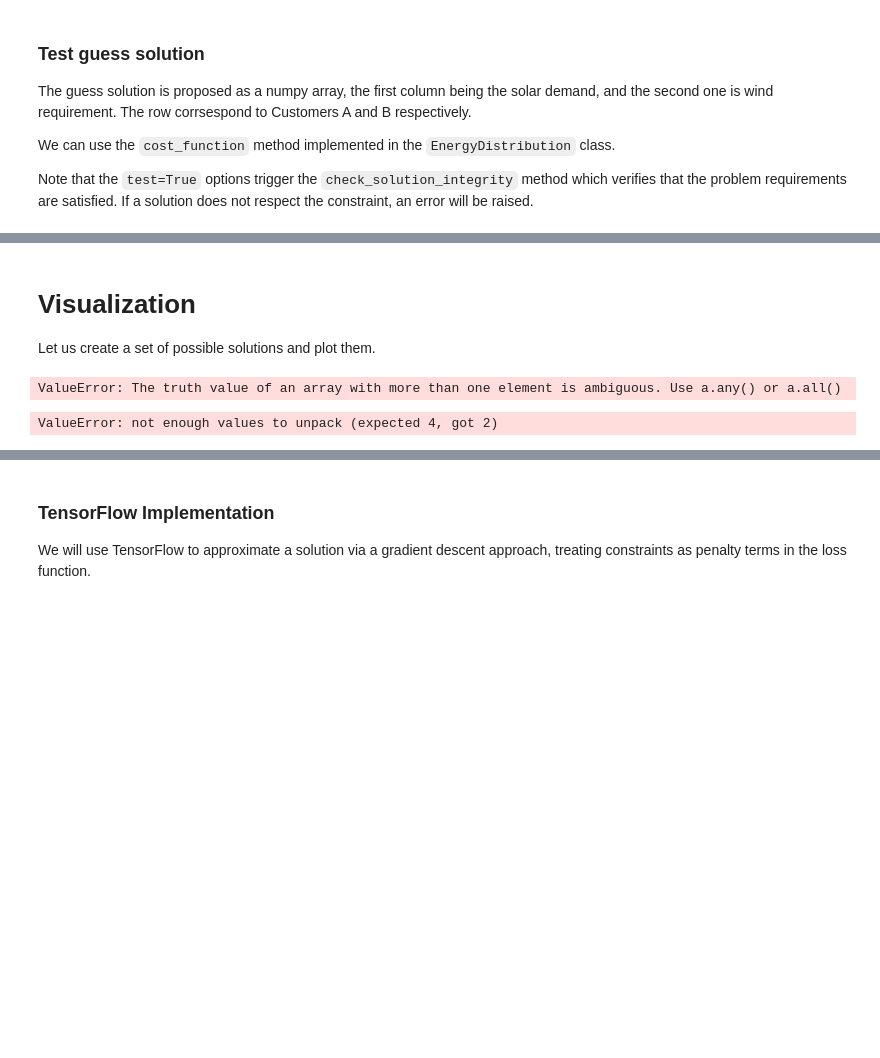
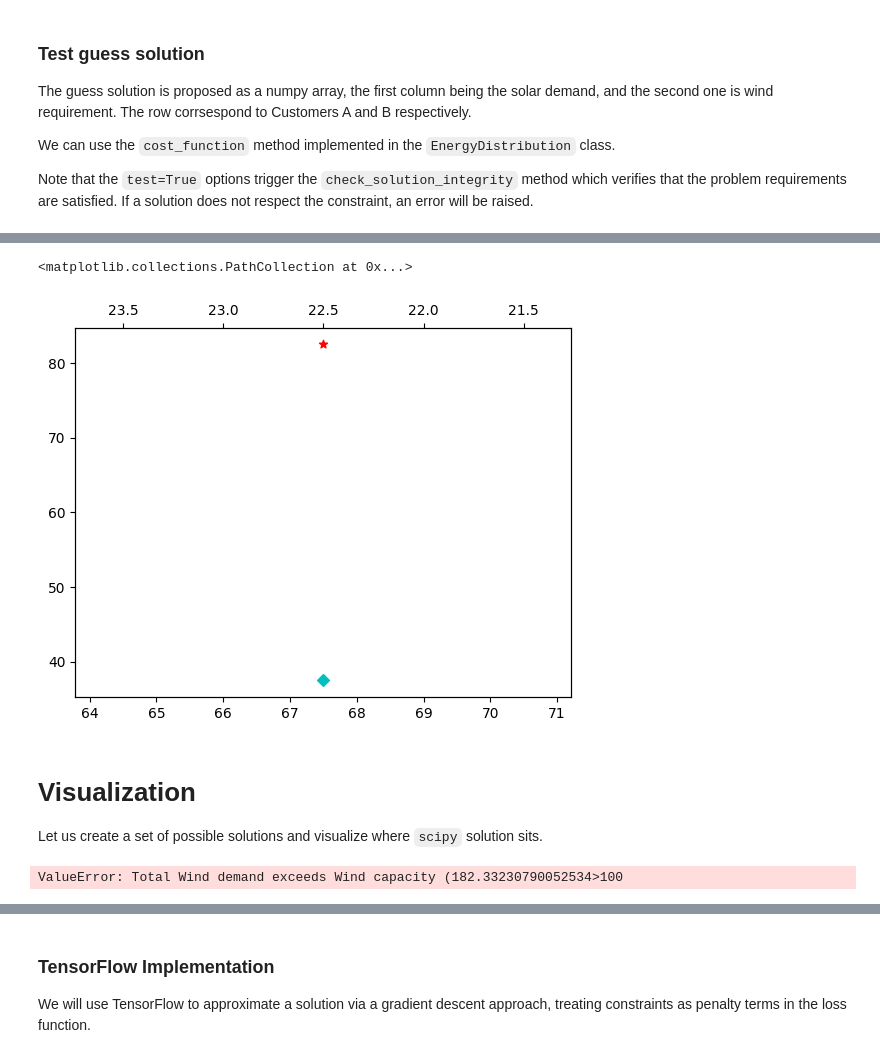
Before and after one commit to marcodigennaro/optimization, a Jupyter notebook: optimization/jupter-notebooks/renewable_energy_flow.ipynb, the cells around one changed output, grey strips where cells are left out. Cells and saved outputs as stored; diff of their text form; code cells hidden in the pictures; blank space fills up the shorter version.

```diff
--- a/optimization/jupter-notebooks/renewable_energy_flow.ipynb
+++ b/optimization/jupter-notebooks/renewable_energy_flow.ipynb
@@ -133,39 +167,31 @@ Optimization terminated successfully    (Exit mode 0)
+# %%
+fig, ax1 = plt.subplots()
+
+ax1.scatter(scipy_solution.x[0], scipy_solution.x[2], c='r', marker='*')
+
+ax2 = ax1.twiny()#.twinx()
+ax2.invert_xaxis()
+
+ax2.scatter(scipy_solution.x[1], scipy_solution.x[3], c='c', marker='D')
+# %% [output]
+<matplotlib.collections.PathCollection at 0x...>
+[figure, added]
 # %% [markdown]
 # Visualization
 
-Let us create a set of possible solutions and plot them.
+Let us create a set of possible solutions and visualize where `scipy` solution sits.
-# %%
-solutions = []
-for _ in range(100):
-
-    solution = system.generate_one_solution()
-    if solution not in solutions:
-        cost = system.cost_function(solution)
-        solutions.append(solution)
-
-solutions
-# %% [output]
-ValueError: The truth value of an array with more than one element is ambiguous. Use a.any() or a.all()
 # %%
-import numpy as np
+solutions, costs = system.generate_many_solutions(nsolutions=500)
 
-solutions = []
-costs = []
-solution_hashes = set()  # To store hashes of arrays for quick membership checks
-cost_min, cost_max = 1e3, -1e3
+# Get all values to show
 
-for _ in range(1000):
-    solution = system.generate_one_solution()
-    solution_tuple = tuple(map(tuple, solution))  # Convert array to a tuple of tuples
+xws = [arr[0, 0] for arr in solutions]
+xss = [arr[0, 1] for arr in solutions]
+yws = [arr[1, 0] for arr in solutions]
+yss = [arr[1, 1] for arr in solutions]
 
-    if solution_tuple not in solution_hashes:
-        cost = system.cost_function(solution)
-        if cost < cost_min:
-            cost_min = cost
-        if cost > cost_max:
-            cost_max = cost
-        solutions.append(solution)
-        costs.append(cost)
-        solution_hashes.add(solution_tuple)  # Store the hashable version
-    else:
-        print('Solution already present')
+# flip xss for visualization
+#xss = [ max(xss)-x for x in xss ]
+yss
+# %% [output]
+ValueError: Total Wind demand exceeds Wind capacity (182.33230790052534>100
@@ -185,7 +197,0 @@ cmap_normalized = cm.ScalarMappable(norm=norm, cmap=cmap)
-# %%
-for (solution, cost) in solutions:
-    xw, xs, yw, wx = solution.flatten()
-
-    plt.scatter(xw, yw)
-# %% [output]
-ValueError: not enough values to unpack (expected 4, got 2)
```
Also changed, not shown: parts of 16 cells of this notebook, 1 other file.
